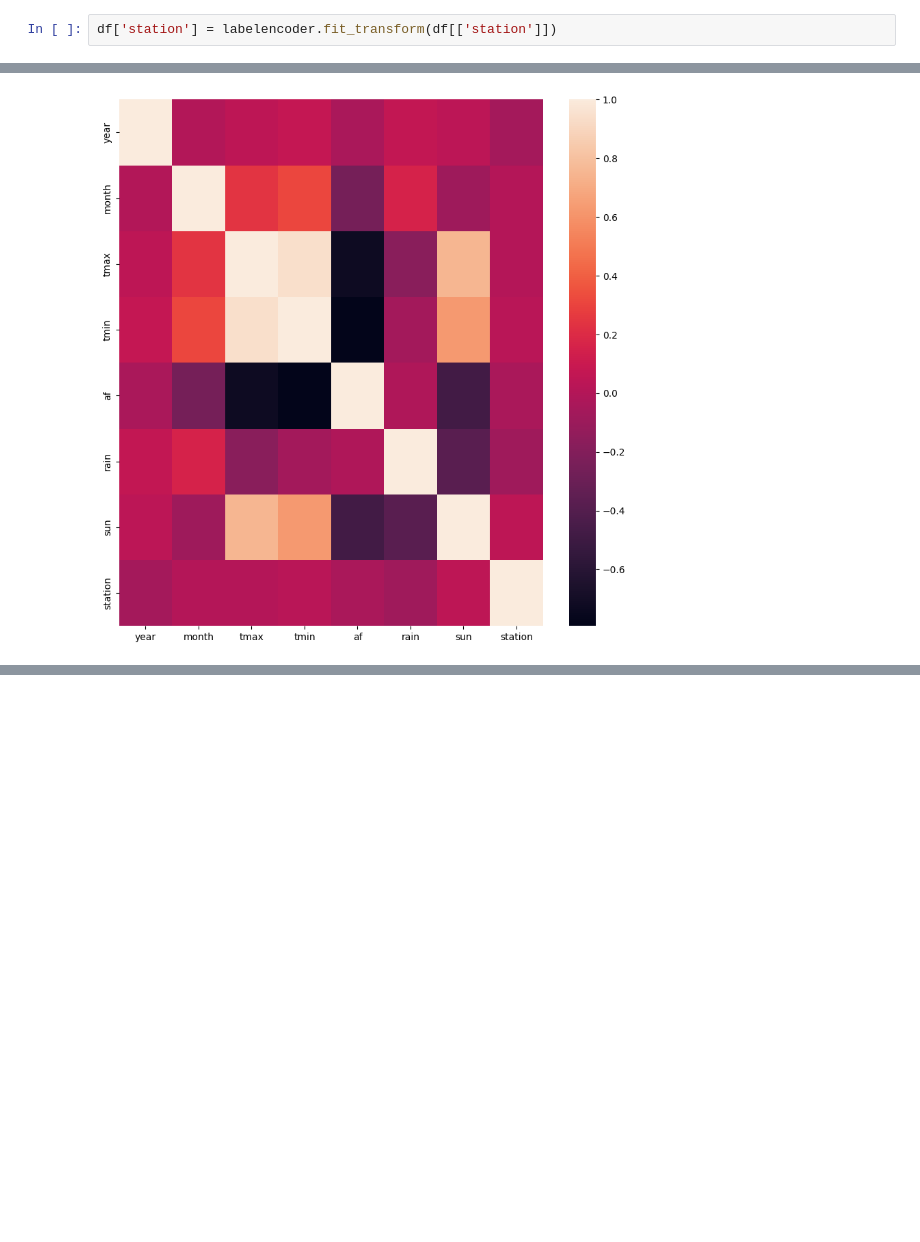
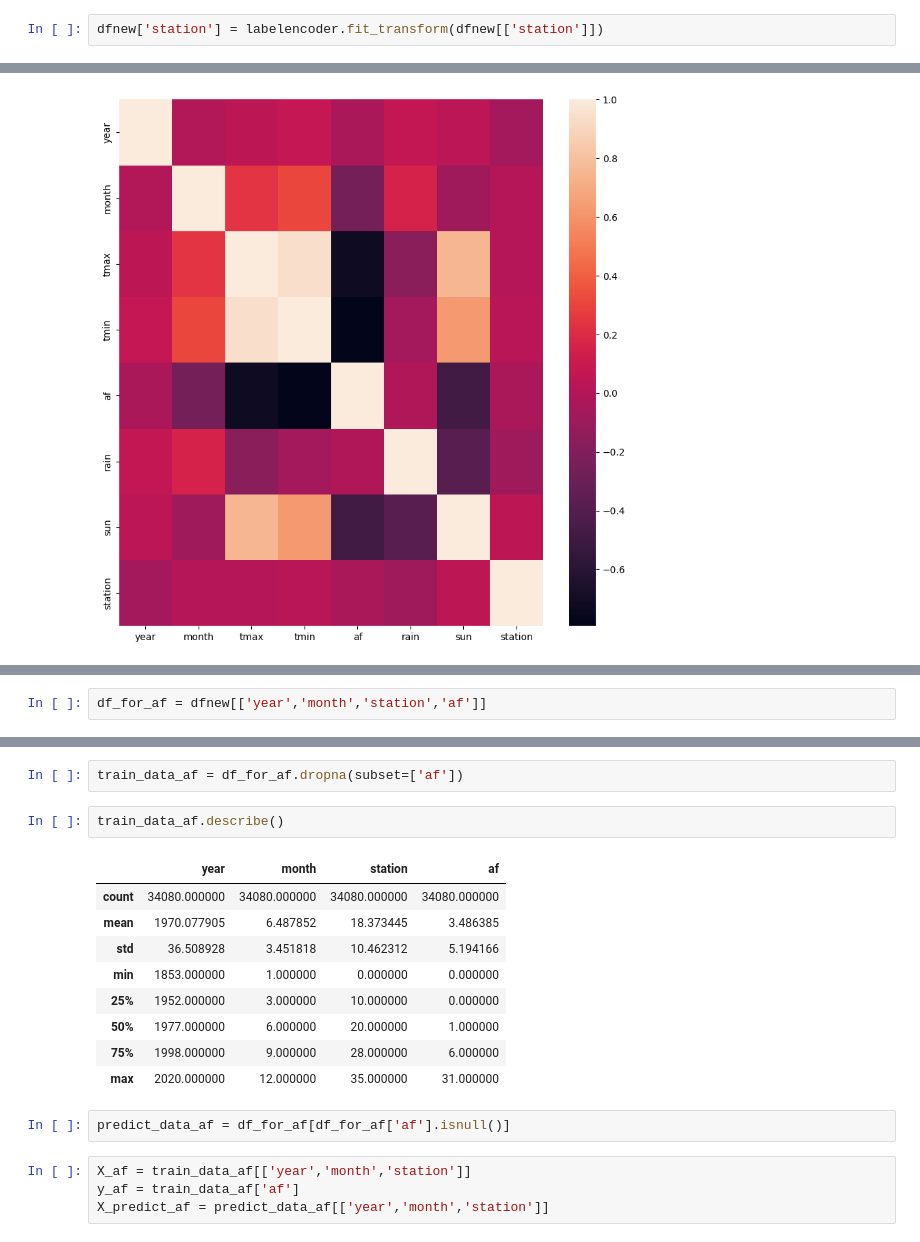
Before and after one commit to osoisi/Weather-Predictions--Houston, a Jupyter notebook: UK Weather/Met Office - UK Weather Predictions.ipynb, the cells around one changed output, grey strips where cells are left out. Saved outputs shown, nothing was run; the diff lists cells and outputs as text; blank space fills up the shorter version.

```diff
--- a/UK Weather/Met Office - UK Weather Predictions.ipynb
+++ b/UK Weather/Met Office - UK Weather Predictions.ipynb
@@ -81,4 +95,4 @@ print(distinct_stations)
 # %%
 labelencoder = OrdinalEncoder()
 # %%
-df['station'] = labelencoder.fit_transform(df[['station']])
+dfnew['station'] = labelencoder.fit_transform(dfnew[['station']])
@@ -165,0 +173,2 @@ sns.heatmap(dfcorr)
+# %%
+df_for_af = dfnew[['year','month','station','af']]
@@ -165,0 +184,20 @@ sns.heatmap(dfcorr)
+# %%
+train_data_af = df_for_af.dropna(subset=['af'])
+# %%
+train_data_af.describe()
+# %% [output]
+|  | year | month | station | af |
+| count | 34080.000000 | 34080.000000 | 34080.000000 | 34080.000000 |
+| mean | 1970.077905 | 6.487852 | 18.373445 | 3.486385 |
+| std | 36.508928 | 3.451818 | 10.462312 | 5.194166 |
+| min | 1853.000000 | 1.000000 | 0.000000 | 0.000000 |
+| 25% | 1952.000000 | 3.000000 | 10.000000 | 0.000000 |
+| 50% | 1977.000000 | 6.000000 | 20.000000 | 1.000000 |
+| 75% | 1998.000000 | 9.000000 | 28.000000 | 6.000000 |
+| max | 2020.000000 | 12.000000 | 35.000000 | 31.000000 |
+# %%
+predict_data_af = df_for_af[df_for_af['af'].isnull()]
+# %%
+X_af = train_data_af[['year','month','station']]
+y_af = train_data_af['af']
+X_predict_af = predict_data_af[['year','month','station']]
```
Also changed, not shown: parts of 30 cells of this notebook.
